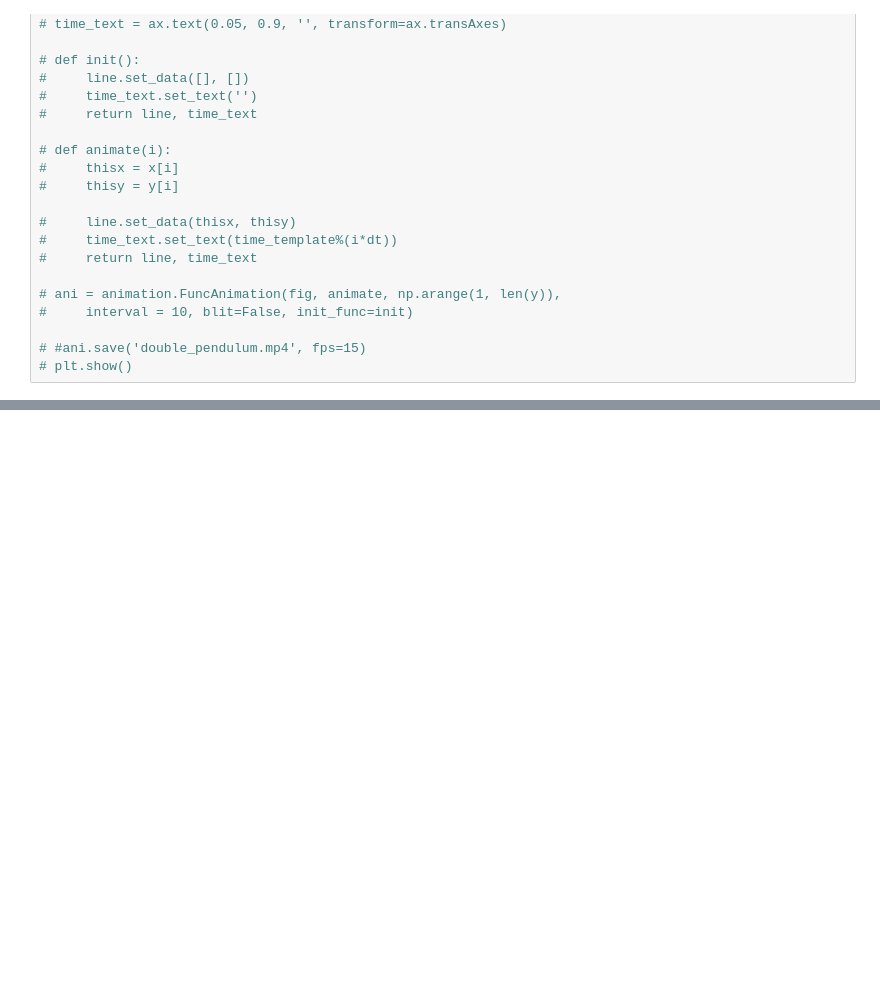
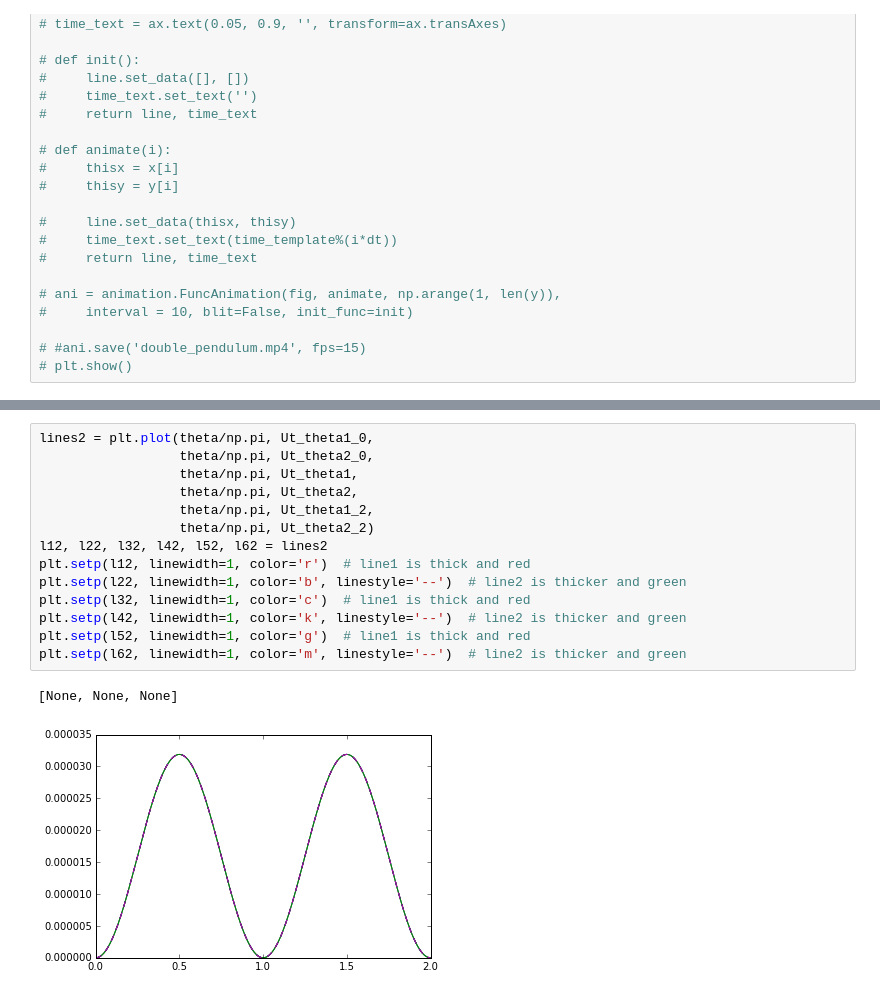
Before and after one commit to cdlrpi/mixed-body-type, a Jupyter notebook: large-deformation/plot.ipynb, the cells around one changed output, grey strips where cells are left out. Drawn from its saved outputs; the diff is of its cells as text; blank space fills up the shorter version.

```diff
--- a/large-deformation/plot.ipynb
+++ b/large-deformation/plot.ipynb
@@ -58,0 +92,17 @@ plt.show()
+# %%
+lines2 = plt.plot(theta/np.pi, Ut_theta1_0,
+                  theta/np.pi, Ut_theta2_0,
+                  theta/np.pi, Ut_theta1,
+                  theta/np.pi, Ut_theta2,
+                  theta/np.pi, Ut_theta1_2,
+                  theta/np.pi, Ut_theta2_2)
+l12, l22, l32, l42, l52, l62 = lines2
+plt.setp(l12, linewidth=1, color='r')  # line1 is thick and red
+plt.setp(l22, linewidth=1, color='b', linestyle='--')  # line2 is thicker and green
+plt.setp(l32, linewidth=1, color='c')  # line1 is thick and red
+plt.setp(l42, linewidth=1, color='k', linestyle='--')  # line2 is thicker and green
+plt.setp(l52, linewidth=1, color='g')  # line1 is thick and red
+plt.setp(l62, linewidth=1, color='m', linestyle='--')  # line2 is thicker and green
+# %% [output]
+[None, None, None]
+[figure, added]
```
Also changed, not shown: parts of 7 cells of this notebook, 1 other file.
